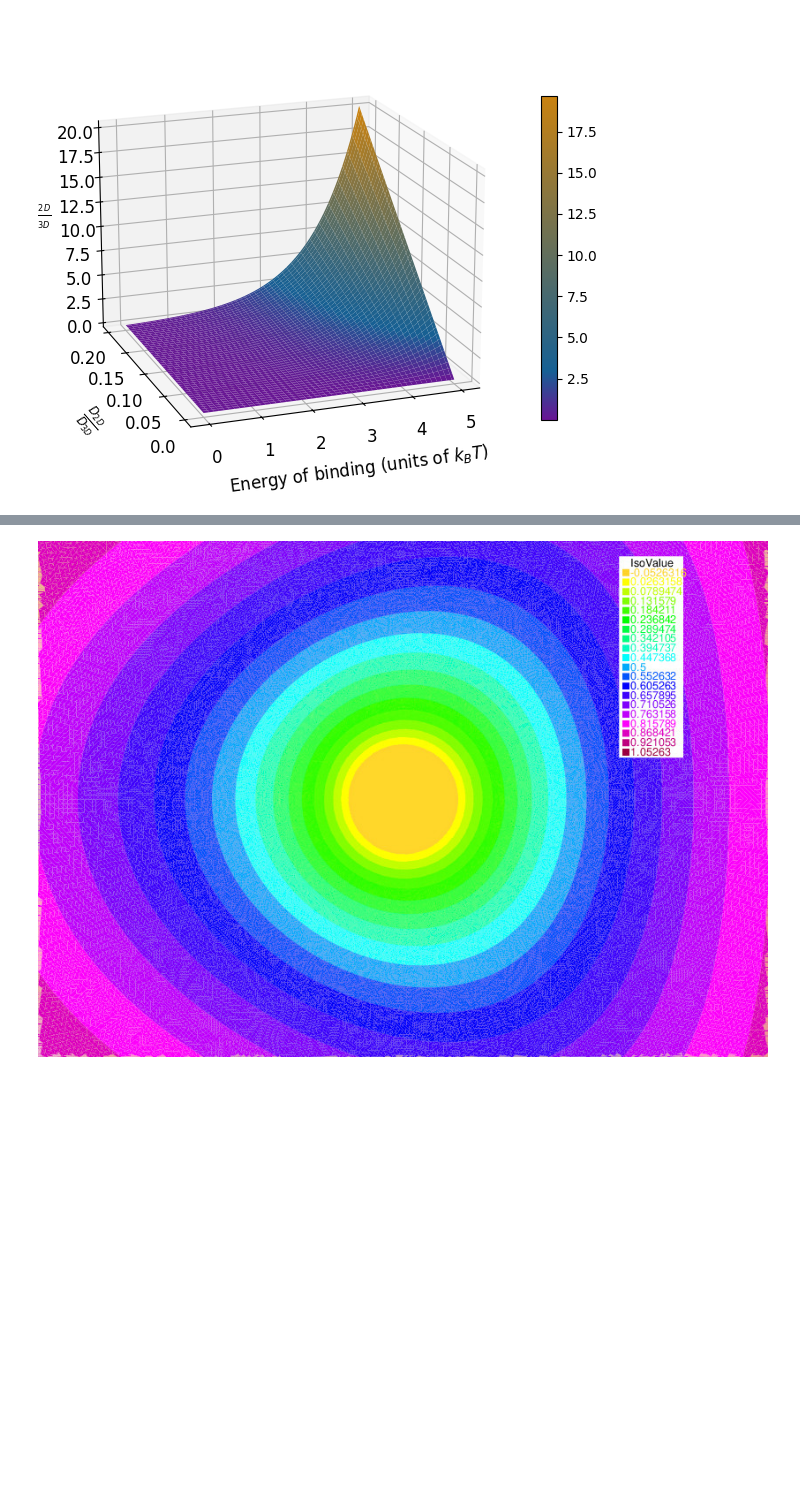
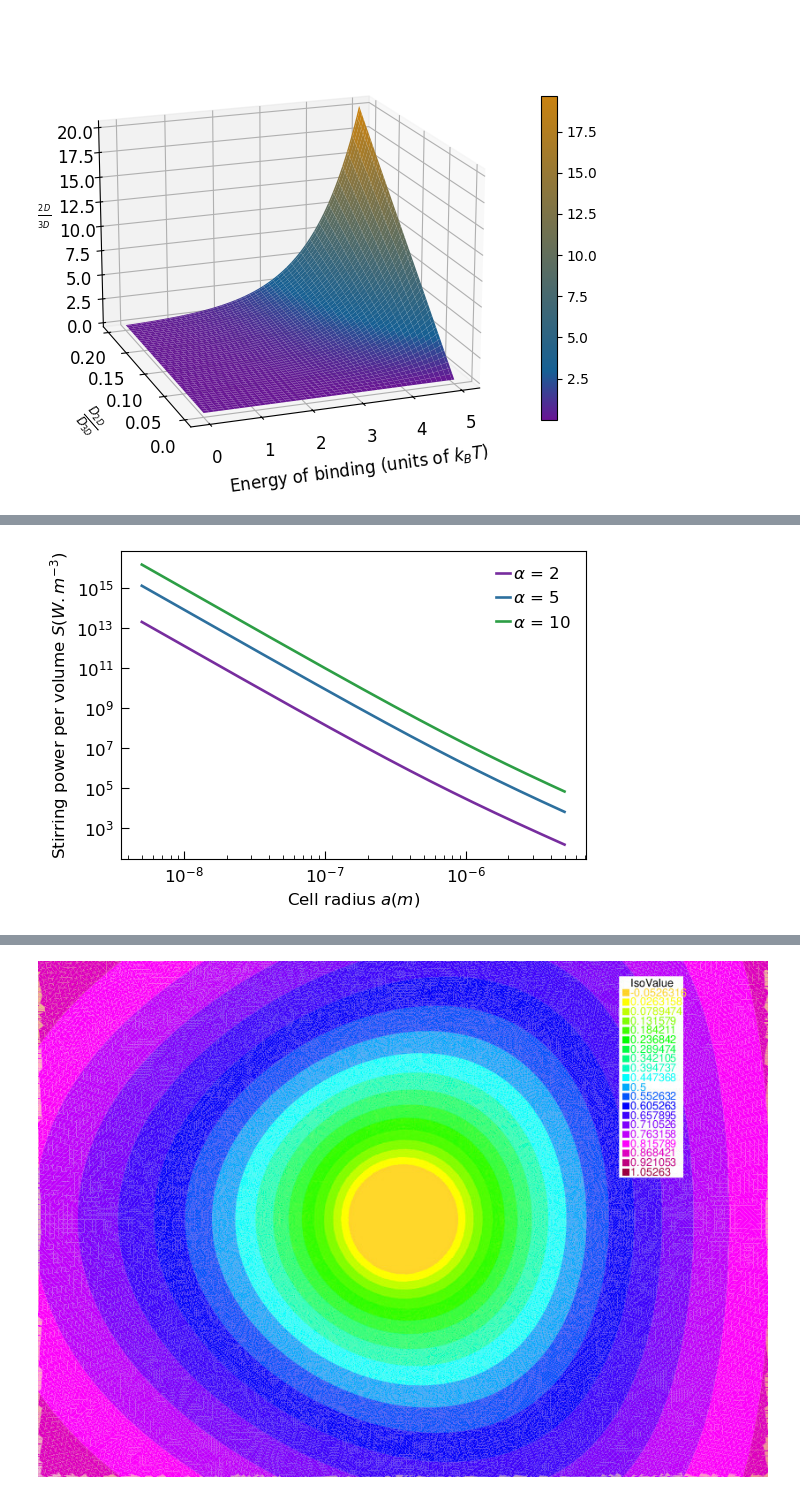
Before and after one commit to barnabeledoux/biophy, a Jupyter notebook: notebook/notebook_third.ipynb, the cells around one changed output, grey strips where cells are left out. Saved outputs shown, nothing was run; the diff lists cells and outputs as text; code cells hidden in the pictures; blank space fills up the shorter version.

```diff
--- a/notebook/notebook_third.ipynb
+++ b/notebook/notebook_third.ipynb
@@ -842,0 +983,41 @@ The concentration field was plotted using a finite element method on FreeFem++,
+# %%
+## Stirring power for different alphas ##
+## Stirring graph ##
+a=1.E-6
+s=1.E-8
+d=1.E-8
+N = 100
+alphalist=[2,5,10]
+eta = 1E-3
+D=1E-9
+r1 = 1.5*a
+r2=4.5*a
+
+##Initialize figure##
+current_directory = os.getcwd()
+# Create a 3D plot
+fig, ax = plt.subplots(figsize=(10, 6))
+ax.set_xscale('log')
+ax.set_yscale('log')
+# Plot
+color_arr = ['#681694','#166094','#169431','#c98210']
+def pow(a,alph):
+    return 12*eta*(D**2)/(a**4)*(alph-1)**3*(1+3*alph*a/((alph-1)*r2))
+a_arr=np.linspace(0,5.E-6,1000)
+for i, alph in enumerate(alphalist):
+    stir_pow = pow(a_arr,alph)
+    ax.plot(a_arr,stir_pow, alpha=0.9,color=color_arr[i],lw=1.9, label=r'$\alpha$ = ${}$'.format(alph))
+ax.set_xlabel(r'Cell radius $a (m)$', fontsize=12)
+ax.set_ylabel(r'Stirring power per volume $S (W.m^{-3})$', fontsize=12)
+##Save figure##
+ax.xaxis.set_tick_params(pad=5)
+ax.yaxis.set_tick_params(pad=5)
+ax.tick_params(labelsize=12,direction='in',which='minor',bottom=True, top=False, left=True, right=False,length=3 )
+ax.tick_params(labelsize=12,direction='in',which='major',bottom=True, top=False, left=True, right=False,length=6 )
+ax.legend(fancybox=True, shadow=True, ncol=1, fontsize=12,columnspacing=1.,scatterpoints=1,handletextpad=0.2,handlelength=0.8,frameon=False)
+os.chdir(current_directory)
+fig.set_size_inches(6, 4)
+os.chdir(current_directory)
+fig.show()
+# %% [output]
+[figure, added]
```
Also changed, not shown: parts of 11 cells of this notebook.
